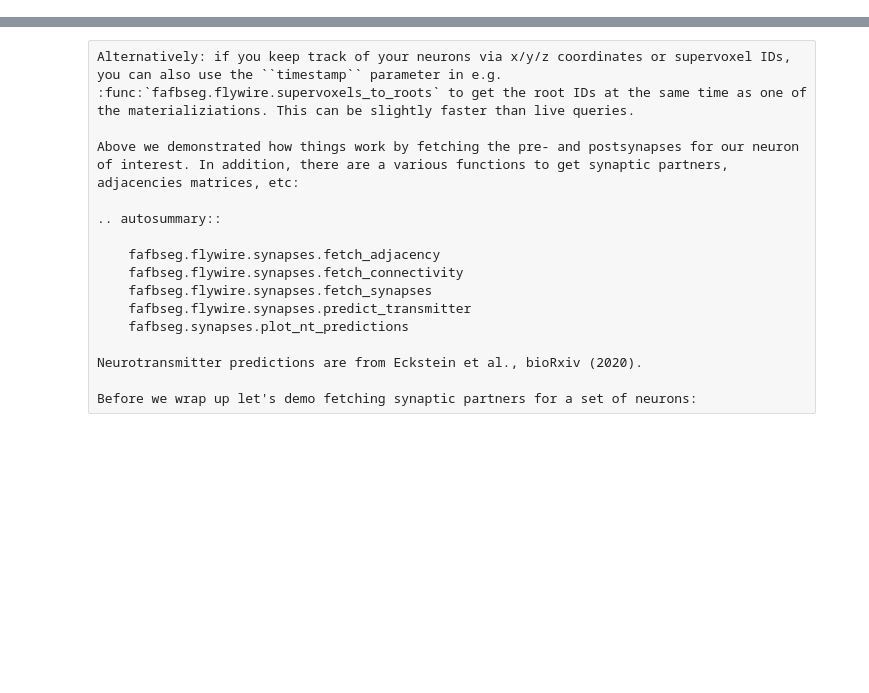
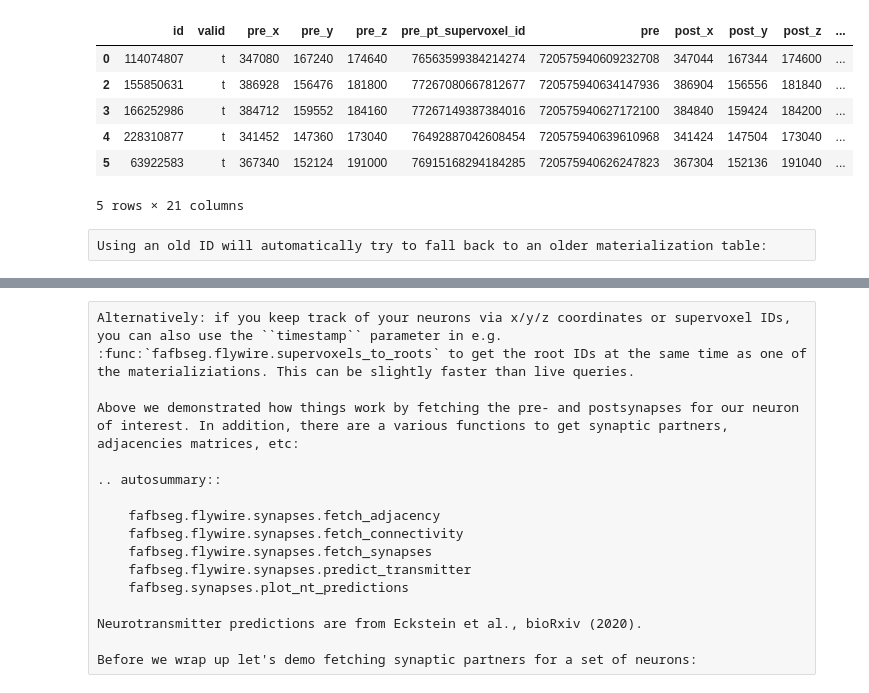
Before and after one commit to navis-org/fafbseg-py, a Jupyter notebook: docs/source/tutorials/flywire_connectivity.ipynb, the cells around one changed output, grey strips where cells are left out. Drawn from its saved outputs; the diff is of its cells as text; code cells hidden in the pictures; blank space fills up the shorter version.

```diff
--- a/docs/source/tutorials/flywire_connectivity.ipynb
+++ b/docs/source/tutorials/flywire_connectivity.ipynb
@@ -48,0 +56,14 @@ Trying to query an outdated ID throws an error:
+# %%
+syn_live = flywire.fetch_synapses(720575940620240833,
+                                  mat='live')
+syn_live.head()
+# %% [output]
+|  | id | valid | pre_x | pre_y | pre_z | pre_pt_supervoxel_id | pre | post_x | post_y | post_z | ... |
+| 0 | 114074807 | t | 347080 | 167240 | 174640 | 76563599384214274 | 720575940609232708 | 347044 | 167344 | 174600 | ... |
+| 2 | 155850631 | t | 386928 | 156476 | 181800 | 77267080667812677 | 720575940634147936 | 386904 | 156556 | 181840 | ... |
+| 3 | 166252986 | t | 384712 | 159552 | 184160 | 77267149387384016 | 720575940627172100 | 384840 | 159424 | 184200 | ... |
+| 4 | 228310877 | t | 341452 | 147360 | 173040 | 76492887042608454 | 720575940639610968 | 341424 | 147504 | 173040 | ... |
+| 5 | 63922583 | t | 367340 | 152124 | 191000 | 76915168294184285 | 720575940626247823 | 367304 | 152136 | 191040 | ... |
+5 rows × 21 columns
+# %% [raw]
+Using an old ID will automatically try to fall back to an older materialization table:
```
Also changed, not shown: parts of 23 cells of this notebook, 1 other file.
